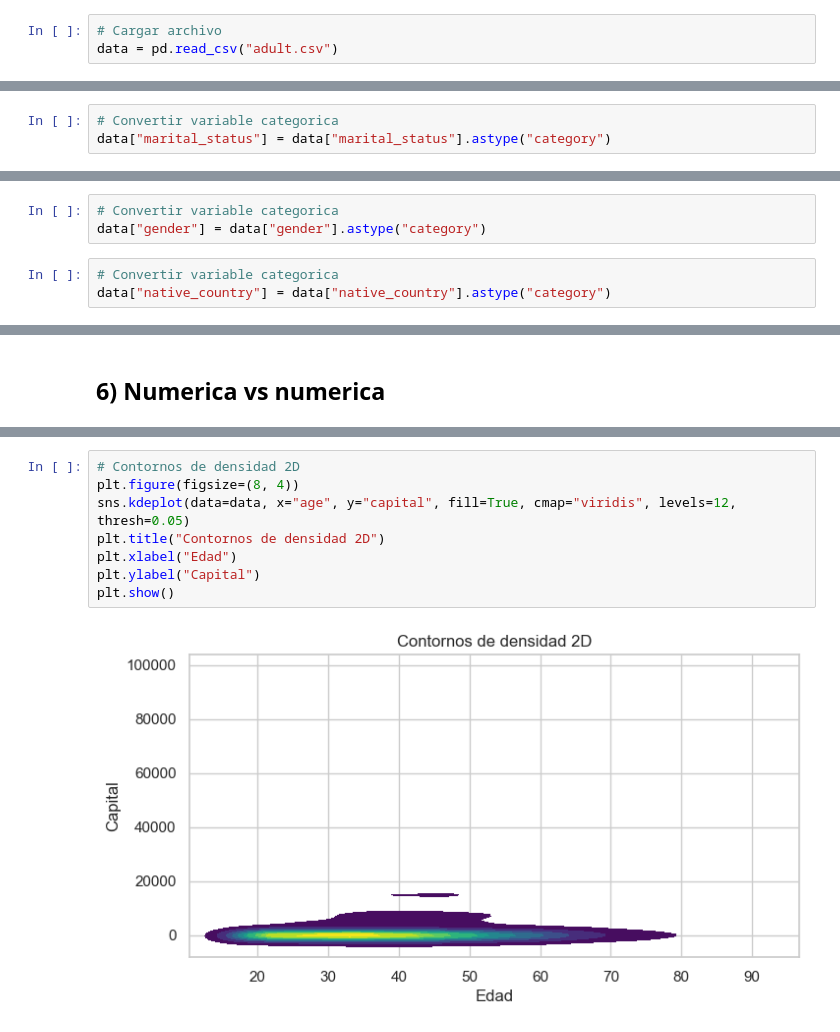
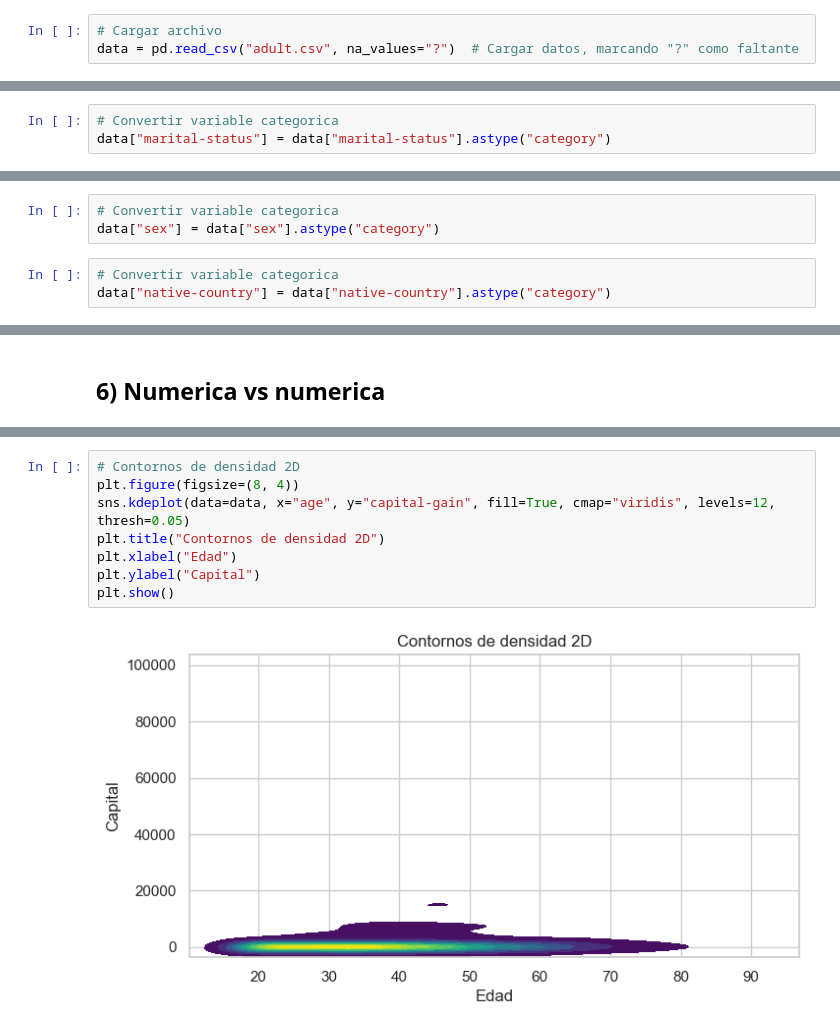
Before and after one commit to mrbungie/atdf105_2025s2, a Jupyter notebook: Python/2_tutoriales_completos/1_inicio_adult/2_descriptiva_exploratoria.ipynb, the cells around one changed output, grey strips where cells are left out. Cells and saved outputs as stored; diff of their text form.

```diff
--- a/Python/2_tutoriales_completos/1_inicio_adult/2_descriptiva_exploratoria.ipynb
+++ b/Python/2_tutoriales_completos/1_inicio_adult/2_descriptiva_exploratoria.ipynb
@@ -39,7 +39,7 @@ sns.set_theme(style="whitegrid")
 ## 2) Cargar y revisar datos
 # %%
 # Cargar archivo
-data = pd.read_csv("adult.csv")
+data = pd.read_csv("adult.csv", na_values="?")  # Cargar datos, marcando "?" como faltante
 # %%
 # Primeras filas
 data.head()
@@ -100,7 +103,7 @@ dtype: float64
 data["workclass"] = data["workclass"].astype("category")
 # %%
 # Convertir variable categorica
-data["marital_status"] = data["marital_status"].astype("category")
+data["marital-status"] = data["marital-status"].astype("category")
 # %%
 # Convertir variable categorica
 data["occupation"] = data["occupation"].astype("category")
@@ -112,10 +115,10 @@ data["relationship"] = data["relationship"].astype("category")
 data["race"] = data["race"].astype("category")
 # %%
 # Convertir variable categorica
-data["gender"] = data["gender"].astype("category")
+data["sex"] = data["sex"].astype("category")
 # %%
 # Convertir variable categorica
-data["native_country"] = data["native_country"].astype("category")
+data["native-country"] = data["native-country"].astype("category")
 # %%
 # Convertir variable categorica
 data["income_status"] = data["income_status"].astype("category")
@@ -256,10 +263,10 @@ plt.show()
 # %%
 # Contornos de densidad 2D
 plt.figure(figsize=(8, 4))
-sns.kdeplot(data=data, x="age", y="capital", fill=True, cmap="viridis", levels=12, thresh=0.05)
+sns.kdeplot(data=data, x="age", y="capital-gain", fill=True, cmap="viridis", levels=12, thresh=0.05)
 plt.title("Contornos de densidad 2D")
 plt.xlabel("Edad")
 plt.ylabel("Capital")
 plt.show()
 # %% [output]
-[figure, old version]
+[figure, new version]
```
Also changed, not shown: parts of 15 cells of this notebook, 9 other files.
